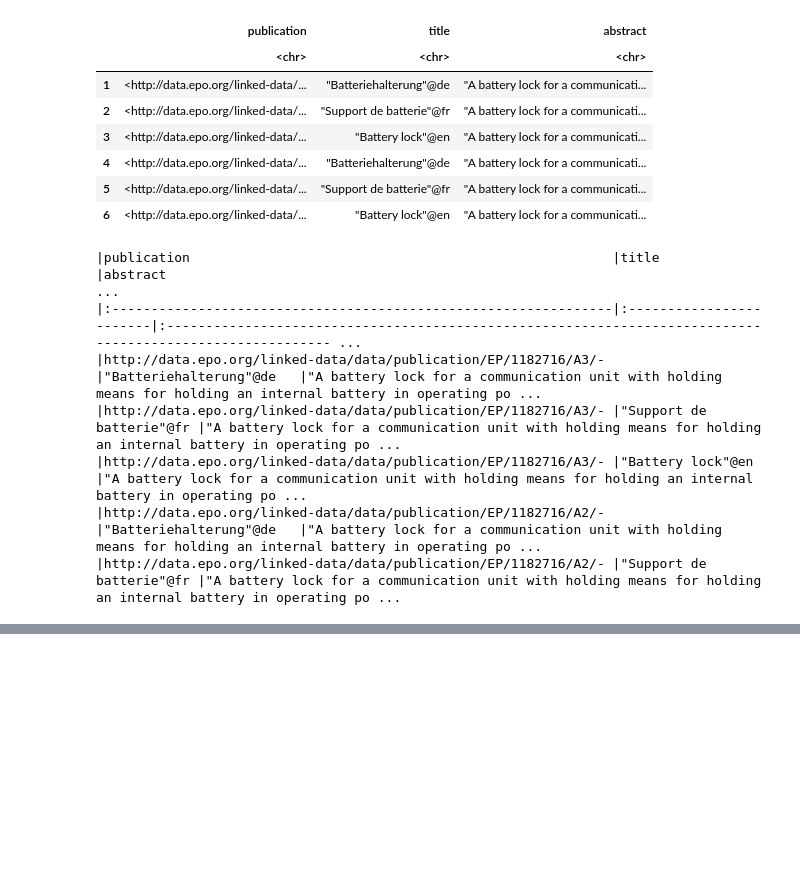
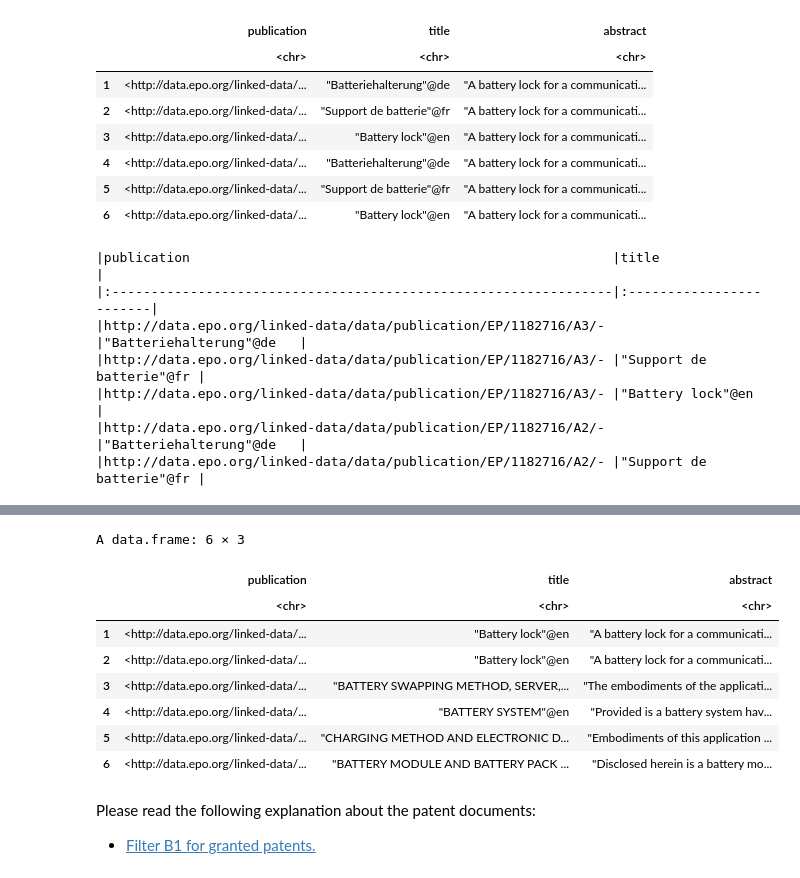
Before and after one commit to oceanumeric/ININ-tutorial, a Jupyter notebook: Labs/lab1_part_i.ipynb, the cells around one changed output, grey strips where cells are left out. Cells and saved outputs as stored; diff of their text form; code cells hidden in the pictures; blank space fills up the shorter version.

```diff
--- a/Labs/lab1_part_i.ipynb
+++ b/Labs/lab1_part_i.ipynb
@@ -99,15 +99,16 @@ query1_result %>%
     as.data.table() %>%
     # delete '<' and '>' for publication
     .[, publication := gsub("[<>]", "", publication)] %>%
+    .[, .(publication, title)] %>%
     peep_head()
 # %% [output]
-|publication                                                      |title                    |abstract                                                                                                    ...
-|:----------------------------------------------------------------|:------------------------|:---------------------------------------------------------------------------------------------------------- ...
-|http://data.epo.org/linked-data/data/publication/EP/1182716/A3/- |"Batteriehalterung"@de   |"A battery lock for a communication unit with holding means for holding an internal battery in operating po ...
-|http://data.epo.org/linked-data/data/publication/EP/1182716/A3/- |"Support de batterie"@fr |"A battery lock for a communication unit with holding means for holding an internal battery in operating po ...
-|http://data.epo.org/linked-data/data/publication/EP/1182716/A3/- |"Battery lock"@en        |"A battery lock for a communication unit with holding means for holding an internal battery in operating po ...
-|http://data.epo.org/linked-data/data/publication/EP/1182716/A2/- |"Batteriehalterung"@de   |"A battery lock for a communication unit with holding means for holding an internal battery in operating po ...
-|http://data.epo.org/linked-data/data/publication/EP/1182716/A2/- |"Support de batterie"@fr |"A battery lock for a communication unit with holding means for holding an internal battery in operating po ...
+|publication                                                      |title                    |
+|:----------------------------------------------------------------|:------------------------|
+|http://data.epo.org/linked-data/data/publication/EP/1182716/A3/- |"Batteriehalterung"@de   |
+|http://data.epo.org/linked-data/data/publication/EP/1182716/A3/- |"Support de batterie"@fr |
+|http://data.epo.org/linked-data/data/publication/EP/1182716/A3/- |"Battery lock"@en        |
+|http://data.epo.org/linked-data/data/publication/EP/1182716/A2/- |"Batteriehalterung"@de   |
+|http://data.epo.org/linked-data/data/publication/EP/1182716/A2/- |"Support de batterie"@fr |
 # %% [markdown]
 Please **click the link in the above table** to check the full information about the patents. Notice that we have same patent number - **1182716** - in the list. This is because the same patent but different publications are listed in the results.
 
@@ -130,3 +131,37 @@ Here is some basic information about the patents:
 > Anyone can apply for a patent, but not every patent will be granted!
 
 ![patent-application-process](../images/IPRIS_The-Process-Diagram_01_0.png)
+# %%
+# the first query gives us many same publications but titles are in
+# different languages. Let's only keep the English titles
+query2 <- "
+prefix dcterms: <http://purl.org/dc/terms/>
+prefix patent: <http://data.epo.org/linked-data/def/patent/>
+prefix text: <http://jena.apache.org/text#>
+
+SELECT DISTINCT ?publication ?title ?abstract
+WHERE {
+    ?publication text:query ( dcterms:abstract 'battery' );
+                 patent:titleOfInvention ?title;
+                 dcterms:abstract        ?abstract.
+    FILTER (lang(?title) = 'en')
+} LIMIT 10
+"
+
+query2_result <- SPARQL(endpoint, query2)$results
+# %%
+head(query2_result)
+# %% [output]
+A data.frame: 6 × 3
+|  | publication | title | abstract |
+|  | <chr> | <chr> | <chr> |
+| 1 | <http://data.epo.org/linked-data/... | "Battery lock"@en | "A battery lock for a communicati... |
+| 2 | <http://data.epo.org/linked-data/... | "Battery lock"@en | "A battery lock for a communicati... |
+| 3 | <http://data.epo.org/linked-data/... | "BATTERY SWAPPING METHOD, SERVER,... | "The embodiments of the applicati... |
+| 4 | <http://data.epo.org/linked-data/... | "BATTERY SYSTEM"@en | "Provided is a battery system hav... |
+| 5 | <http://data.epo.org/linked-data/... | "CHARGING METHOD AND ELECTRONIC D... | "Embodiments of this application ... |
+| 6 | <http://data.epo.org/linked-data/... | "BATTERY MODULE AND BATTERY PACK ... | "Disclosed herein is a battery mo... |
+# %% [markdown]
+Please read the following explanation about the patent documents:
+
+- [Filter B1 for granted patents.](https://chat.openai.com/share/d1de83a5-54ee-4a46-8ef8-edfc14e677de)
```
Also changed, not shown: parts of 14 cells of this notebook.
